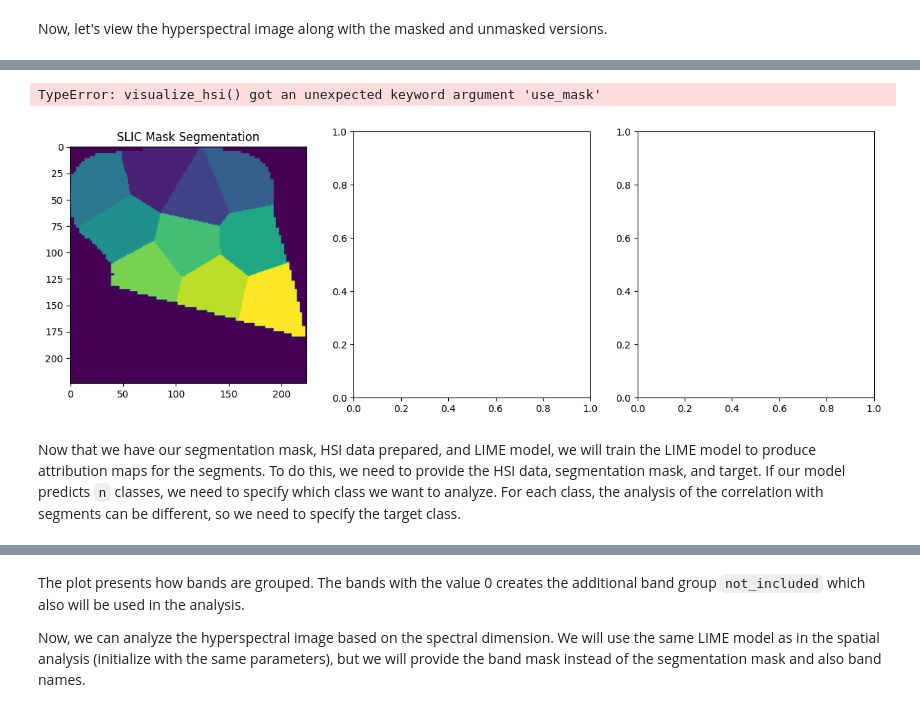
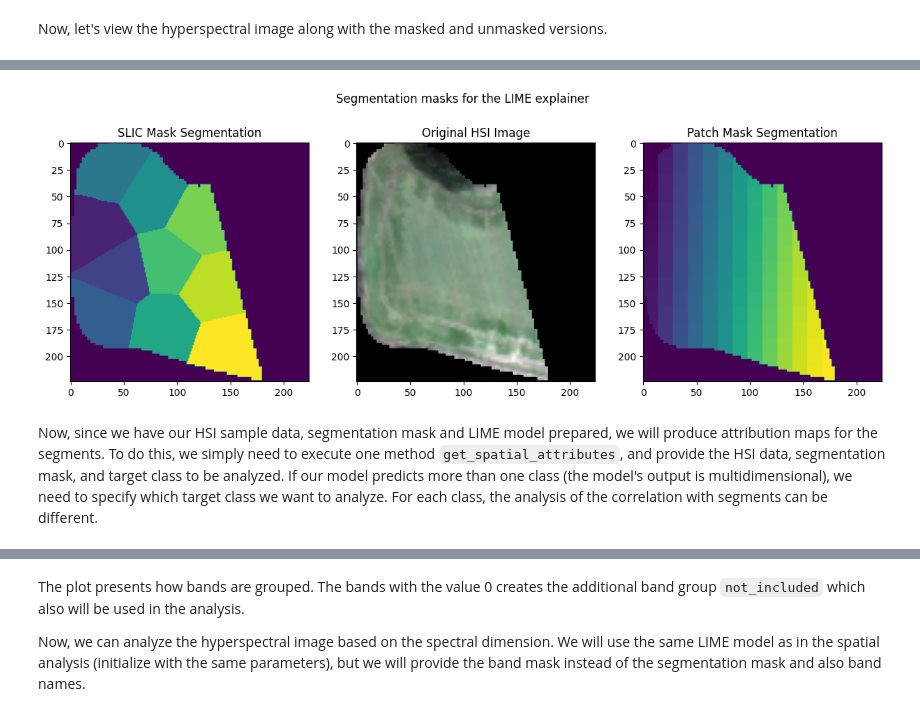
Before and after one commit to xai4space/meteors, a Jupyter notebook: examples/lime.ipynb, the cells around one changed output, grey strips where cells are left out. Cells and saved outputs as stored; diff of their text form; code cells hidden in the pictures.

```diff
--- a/examples/lime.ipynb
+++ b/examples/lime.ipynb
@@ -96,5 +104,5 @@ The model can be downloaded from the [Hugging Face Model Hub](https://huggingfac
 # %%
-download_root = os.path.expanduser("~/.cache/clip") # Change this to the directory where you want to download the model
+download_root = os.path.expanduser("~/.cache/clip")  # Change this to the directory where you want to download the model
 num_classes = 4  # Number of classes in the original HYPERVIEW dataset
 
 # Load the CLIP model with the HYPERVIEW head
@@ -103,7 +111,8 @@ model = load_base_clip(download_root=download_root, class_num=num_classes)
 # Load the pre-trained weights
 vit_checkpoint_path = download(
     "https://huggingface.co/KPLabs/HYPERVIEW-VisionTransformer/resolve/main/VisionTransformer.pt",
-    download_root, error_checksum=False
+    download_root,
+    error_checksum=False,
 )
 model.load_state_dict(torch.load(vit_checkpoint_path, map_location=device))
 model.eval()
@@ -122,7 +131,12 @@ def _shape_pad(data):
     max_edge = np.max(data.shape[1:])
     shape = (max_edge, max_edge)
     # padded = np.pad(data, ((0, 0), (0, (shape[0] - data.shape[1])), (0, (shape[1] - data.shape[2]))), "wrap")
-    padded = np.pad(data, ((0, 0), (0, (shape[0] - data.shape[1])), (0, (shape[1] - data.shape[2]))), "constant", constant_values=0.0)
+    padded = np.pad(
+        data,
+        ((0, 0), (0, (shape[0] - data.shape[1])), (0, (shape[1] - data.shape[2]))),
+        "constant",
+        constant_values=0.0,
+    )
     return padded
 
 
@@ -142,10 +156,10 @@ def load_single_npz_image(image_path):
 
         return data, mask
 
+
 def get_eval_transform(image_shape):
     return transforms.Compose(
         [
-
             transforms.Resize((image_shape, image_shape)),
         ]
     )
@@ -201,10 +350,10 @@ Additionally, we may provide the binary mask, as in our case, to specify where t
 binary_mask = (image_torch > 0.0).int()
 
 hsi_0 = mt.HSI(
-    image=not_masked_image_torch, # The preprocessed image tensor/numpy
-    wavelengths=wavelengths, # The wavelengths list
-    orientation="CWH", # The orientation of the image tensor CWH (Channels, Width, Height)
-    binary_mask=binary_mask, # The binary mask tensor/numpy
-    device=device # The device to use. We can provide it later with the .to(device) method
+    image=not_masked_image_torch,  # The preprocessed image saved as tensor/numpy ndarray
+    wavelengths=wavelengths,  # The wavelengths list of the hyperspectral image
+    orientation="CWH",  # The orientation of the image tensor, here it is CWH (Channels, Width, Height)
+    binary_mask=binary_mask,  # The binary mask tensor/numpy
+    device=device,  # The device where the image data will be stored. We can provide it later with the .to(device) method
 )
 # %% [output]
@@ -248,7 +417,9 @@ To initialize the LIME object, we need to provide the following parameters:
 # %%
-explainable_model = mt.utils.models.ExplainableModel(model, "regression") # The model to explain
-interpretable_model = mt.utils.models.SkLearnLasso(alpha=0.001) # The interpretable model
+explainable_model = mt.utils.models.ExplainableModel(model, "regression")  # The model to be explained
+interpretable_model = mt.utils.models.SkLearnLasso(
+    alpha=0.001
+)  # The interpretable model with regularization strength of 0.001
 
-lime = mt.Lime(explainable_model, interpretable_model) # The LIME explainer
+lime = mt.Lime(explainable_model, interpretable_model)  # The LIME explainer
 # %% [markdown]
 ## 4. Analyze HSI data with LIME
@@ -272,20 +439,21 @@ assert not torch.equal(segmentation_mask_slic, segmentation_mask_patch)
 # %%
 fig, (ax1, ax2, ax3) = plt.subplots(1, 3, figsize=(15, 5))
 
-ax1.imshow(segmentation_mask_slic[0,...])
+ax1.imshow(segmentation_mask_slic[0, ...].T)
 ax1.set_title("SLIC Mask Segmentation")
 
 mt.visualize.lime_visualize.visualize_hsi(hsi_0, ax2, use_mask=True)
-ax2.set_title("HSI Image")
+ax2.set_title("Original HSI Image")
 
-ax3.imshow(segmentation_mask_patch[0,...])
+ax3.imshow(segmentation_mask_patch[0, ...].T)
 ax3.set_title("Patch Mask Segmentation")
 
+fig.suptitle("Segmentation masks for the LIME explainer")
+
 plt.show()
 # %% [output]
-TypeError: visualize_hsi() got an unexpected keyword argument 'use_mask'
-[figure, old version]
+[figure, new version]
 # %% [markdown]
-Now that we have our segmentation mask, HSI data prepared, and LIME model, we will train the LIME model to produce attribution maps for the segments. To do this, we need to provide the HSI data, segmentation mask, and target. If our model predicts `n` classes, we need to specify which class we want to analyze. For each class, the analysis of the correlation with segments can be different, so we need to specify the target class.
+Now, since we have our HSI sample data, segmentation mask and LIME model prepared, we will produce attribution maps for the segments. To do this, we simply need to execute one method `get_spatial_attributes`, and provide the HSI data, segmentation mask, and target class to be analyzed. If our model predicts more than one class (the model's output is multidimensional), we need to specify which target class we want to analyze. For each class, the analysis of the correlation with segments can be different.
 # %%
 spatial_attributes = lime.get_spatial_attributes(
```
Also changed, not shown: parts of 107 cells of this notebook, 1 other file.
